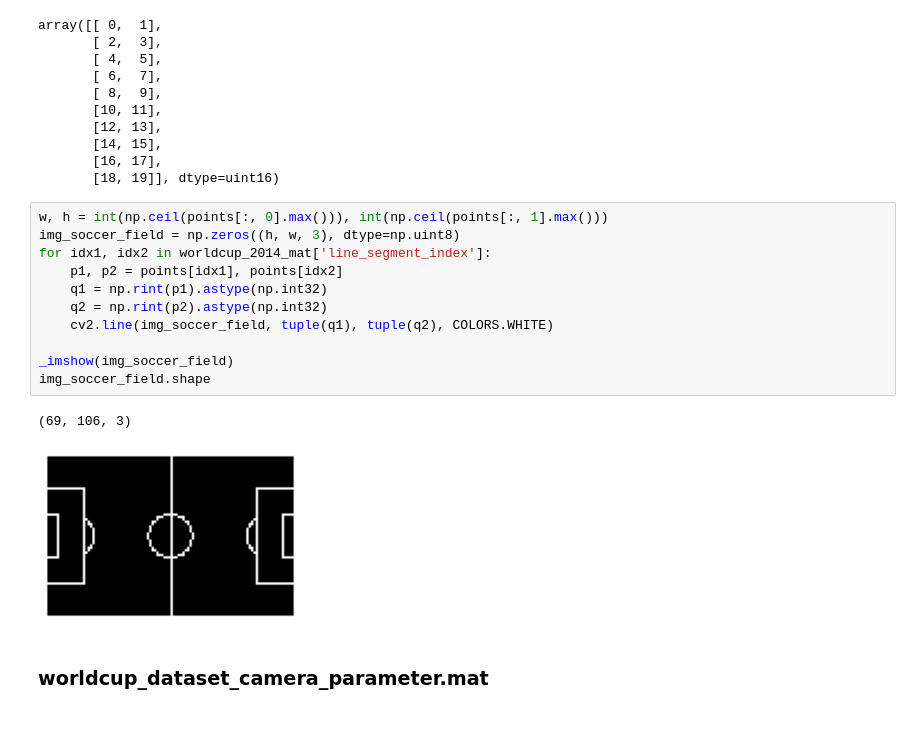
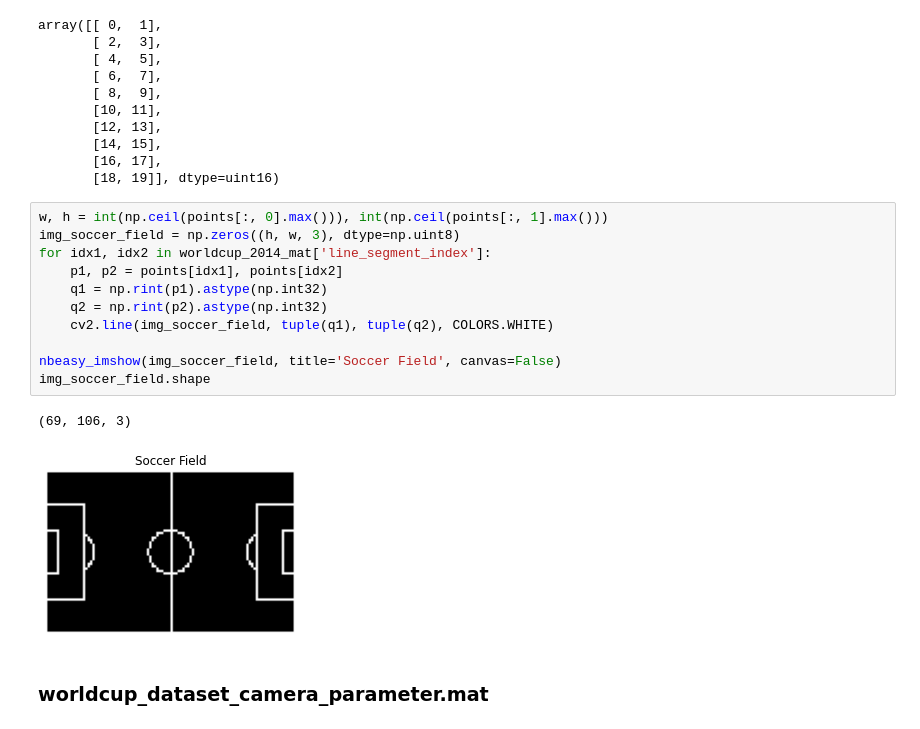
Before and after one commit to qrsforever/hzcsbet, a Jupyter notebook: docs/notebooks/SCCvSD.ipynb, the cells around one changed output. Saved outputs shown, nothing was run; the diff lists cells and outputs as text.

```diff
--- a/docs/notebooks/SCCvSD.ipynb
+++ b/docs/notebooks/SCCvSD.ipynb
@@ -334,17 +319,17 @@ array([[ 0,  1],
 # %%
 w, h = int(np.ceil(points[:, 0].max())), int(np.ceil(points[:, 1].max()))
 img_soccer_field = np.zeros((h, w, 3), dtype=np.uint8)
 for idx1, idx2 in worldcup_2014_mat['line_segment_index']:
     p1, p2 = points[idx1], points[idx2]
     q1 = np.rint(p1).astype(np.int32)
     q2 = np.rint(p2).astype(np.int32)
     cv2.line(img_soccer_field, tuple(q1), tuple(q2), COLORS.WHITE)
 
-_imshow(img_soccer_field)
+nbeasy_imshow(img_soccer_field, title='Soccer Field', canvas=False)
 img_soccer_field.shape
 # %% [output]
 (69, 106, 3)
-[figure, old version]
+[figure, new version]
 # %% [markdown]
 ### worldcup_dataset_camera_parameter.mat
 # %%
```
Also changed, not shown: parts of 112 cells of this notebook.
